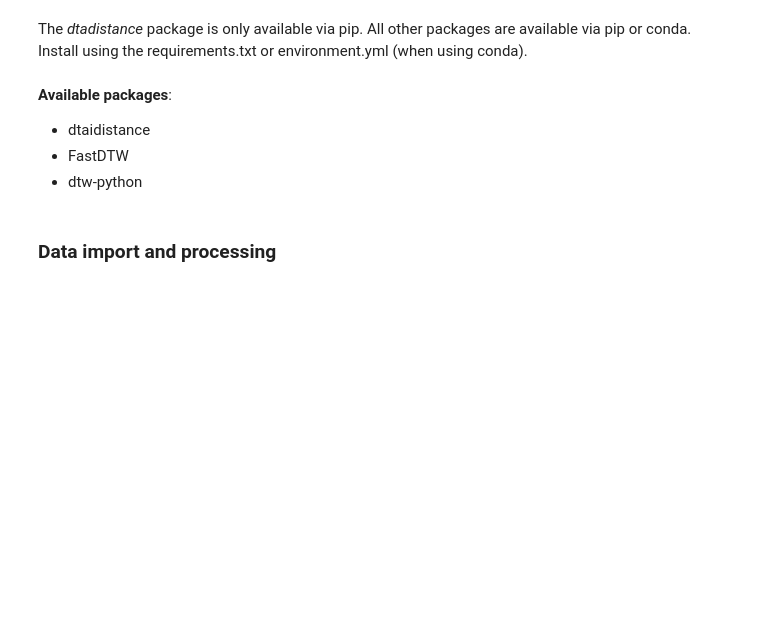
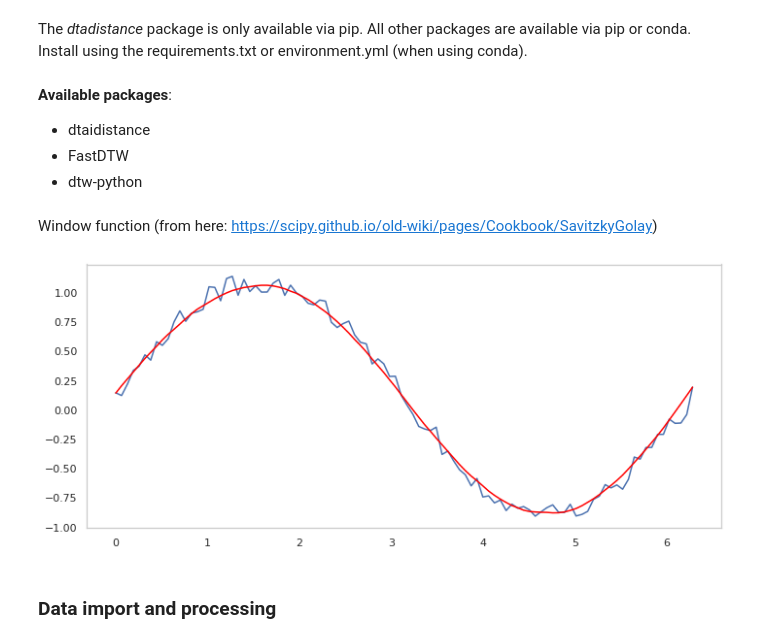
Before and after one commit to leoATxinyu/dtw, a Jupyter notebook: dtw.ipynb, the cells around one changed output. Drawn from its saved outputs; the diff is of its cells as text; code cells hidden in the pictures; blank space fills up the shorter version.

Commit message:
Added smoothing algorithm: savitzky-golay

```diff
--- a/dtw.ipynb
+++ b/dtw.ipynb
@@ -25,6 +25,21 @@ import fastdtw as fastdtw
 from fastdtw import fastdtw
 from scipy.spatial.distance import euclidean
 from scipy import stats
+# %% [markdown]
+Window function (from here: https://scipy.github.io/old-wiki/pages/Cookbook/SavitzkyGolay)
+# %%
+import numpy as np
+import matplotlib.pyplot as plt
+
+x = np.linspace(0,2*np.pi,100)
+y = np.sin(x) + np.random.random(100) * 0.2
+yhat = savitzky_golay(y, 51, 3) # window size 51, polynomial order 3
+
+plt.plot(x,y)
+plt.plot(x,yhat, color='red')
+plt.show()
+# %% [output]
+[figure, added]
 # %% [markdown]
 ### Data import and processing
 # %% [markdown]
```
Also changed, not shown: parts of 7 cells of this notebook, 4 other files.
